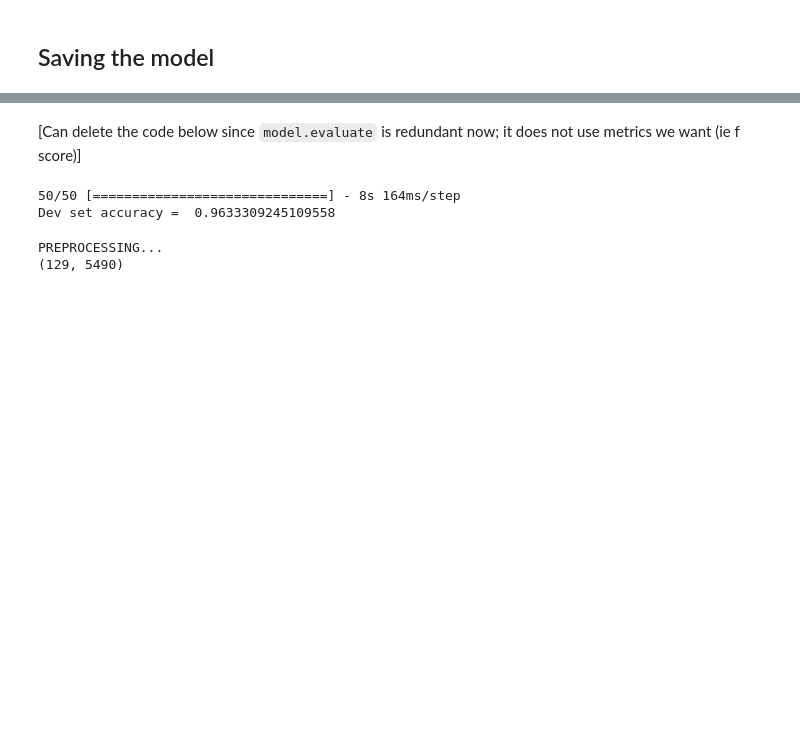
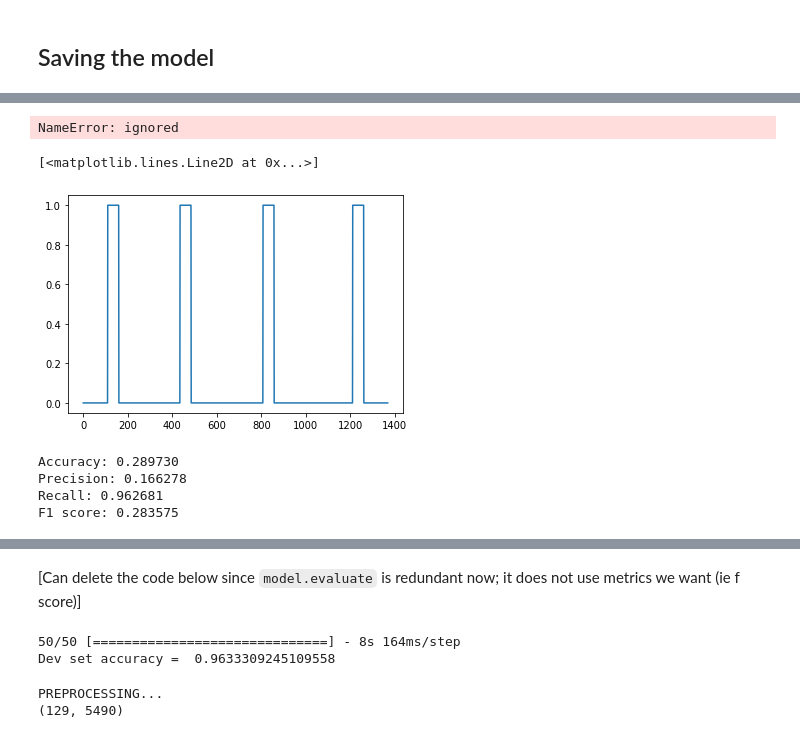
Before and after one commit to ybchen97/filler_detection, a Jupyter notebook: model.ipynb, the cells around one changed output, grey strips where cells are left out. Saved outputs shown, nothing was run; the diff lists cells and outputs as text; code cells hidden in the pictures; blank space fills up the shorter version.

```diff
--- a/model.ipynb
+++ b/model.ipynb
@@ -369,0 +372,16 @@ model.save(REPO_DIRECTORY + "new_trained_model.h5")
+# %%
+visualize_prediction(model, X_test)
+# %% [output]
+NameError: ignored
+# %%
+plt.plot(Y_test[0]) # TODO: add into evaluation tools
+# %% [output]
+[<matplotlib.lines.Line2D at 0x...>]
+[figure, added]
+# %%
+evaluate_model(model, X_test, Y_test, 0.5)
+# %% [output]
+Accuracy: 0.289730
+Precision: 0.166278
+Recall: 0.962681
+F1 score: 0.283575
```
Also changed, not shown: parts of 39 cells of this notebook.
